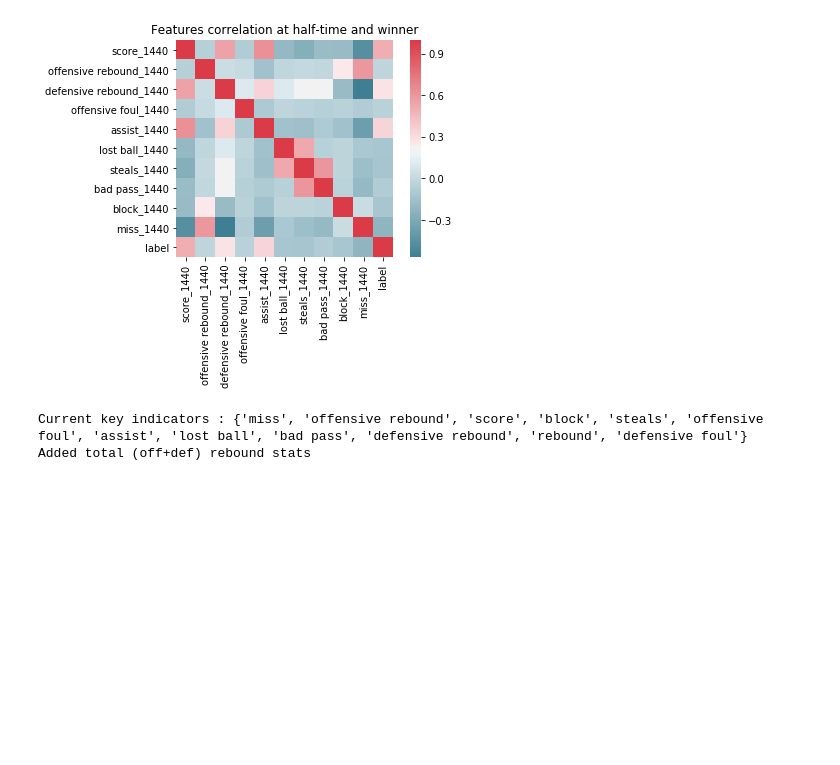
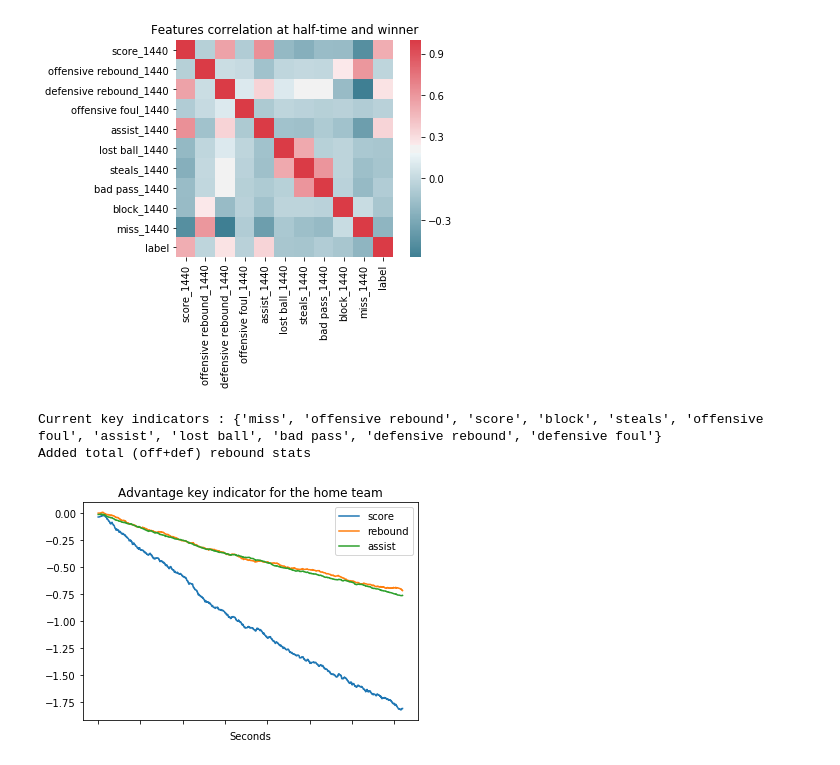
Before and after one commit to alexattia/ChallengeData, a Jupyter notebook: Exploration.ipynb, the cells around one changed output. Cells and saved outputs as stored; diff of their text form; code cells hidden in the pictures; blank space fills up the shorter version.

```diff
--- a/Exploration.ipynb
+++ b/Exploration.ipynb
@@ -57,7 +60,7 @@ print('Current key indicators :', ki)
 
 # Add total rebound
 for k in range(1,1441):
-    df_tot['rebound_%d' % k] = df_tot['offensive rebound_%d' % k] + df_tot['defensive rebound_%d' % k]
+    df_tot['total rebound_%d' % k] = df_tot['offensive rebound_%d' % k] + df_tot['defensive rebound_%d' % k]
 
 # Re-sort columns
 def sorter(x):
@@ -69,5 +72,15 @@ def sorter(x):
 df_tot = df_tot[sorted(df_tot.columns, key=sorter)]
 print('Added total (off+def) rebound stats')
 # %% [output]
-Current key indicators : {'miss', 'offensive rebound', 'score', 'block', 'steals', 'offensive foul', 'assist', 'lost ball', 'bad pass', 'defensive rebound', 'rebound', 'defensive foul'}
+Current key indicators : {'miss', 'offensive rebound', 'score', 'block', 'steals', 'offensive foul', 'assist', 'lost ball', 'bad pass', 'defensive rebound', 'defensive foul'}
 Added total (off+def) rebound stats
+# %%
+f, ax = plt.subplots()
+df_tot[[k for k in df_tot.columns if 'score' in k]].mean().plot(ax=ax, label='score')
+df_tot[[k for k in df_tot.columns if 'total rebound' in k]].mean().plot(ax=ax, label='rebound')
+df_tot[[k for k in df_tot.columns if 'assist' in k]].mean().plot(ax=ax, label='assist')
+ax.set_title('Advantage key indicator for the home team')
+ax.set_xlabel('Seconds')
+_ = ax.legend()
+# %% [output]
+[figure, added]
```
Also changed, not shown: parts of 14 cells of this notebook.
